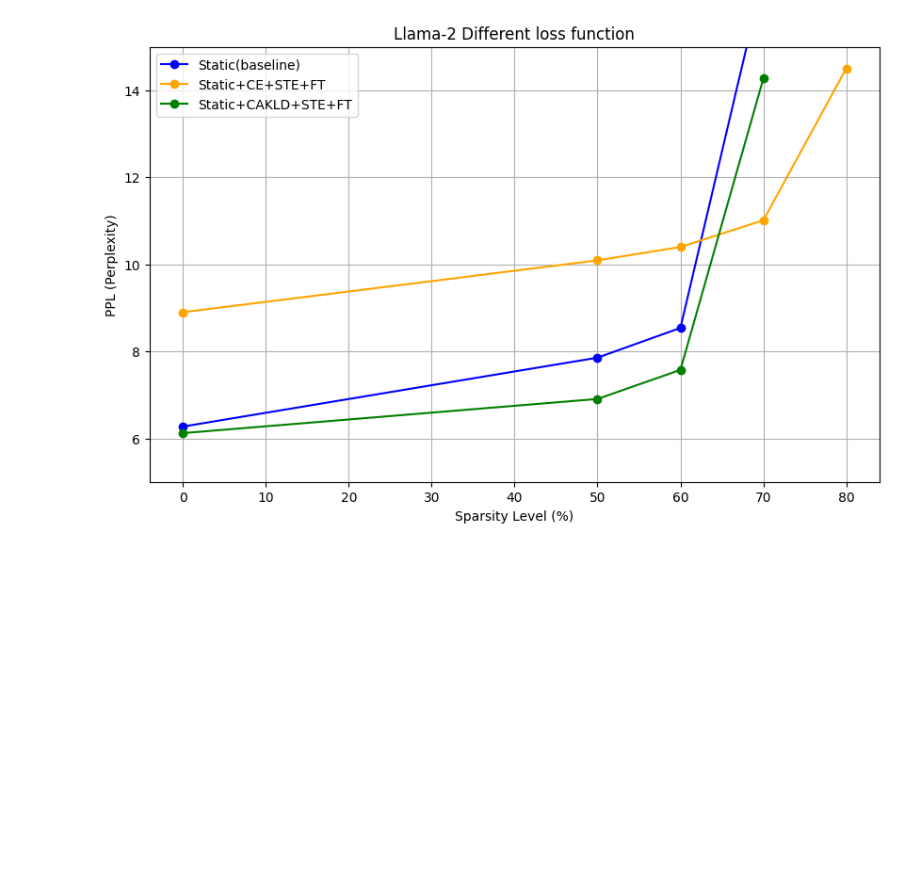
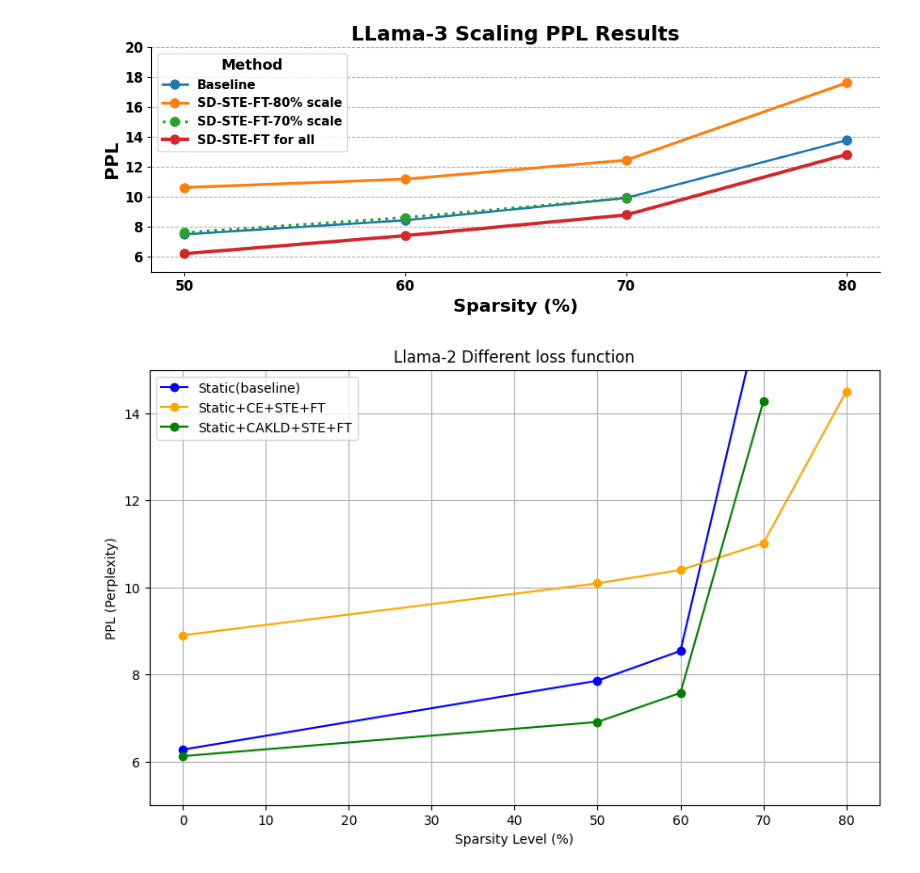
Before and after one commit to wuzw21/spdistiller, a Jupyter notebook: plt/plt.ipynb, the cells around one changed output. Saved outputs shown, nothing was run; the diff lists cells and outputs as text; code cells hidden in the pictures; blank space fills up the shorter version.

```diff
--- a/plt/plt.ipynb
+++ b/plt/plt.ipynb
@@ -54,3 +1,86 @@ plt.show()
+# %%
+
+import matplotlib.pyplot as plt
+import matplotlib.ticker as ticker
+
+# 数据
+sparsity_levels = [50, 60, 70, 80]  # 稀疏度
+ppl_data = {
+    "Baseline": [7.502, 8.439, 9.933, 13.792],
+    "SD-STE-FT-80% scale": [10.634, 11.190, 12.456, 17.625],
+    "SD-STE-FT-70% scale": [7.614, 8.624, 9.922, None],
+    "SD-STE-FT for all": [6.211, 7.416, 8.798, 12.840]
+}
+
+# 定义颜色和线型
+colors = {
+    "Baseline": "#1f77b4",  # 蓝色
+    "SD-STE-FT-80% scale": "#ff7f0e",  # 橙色
+    "SD-STE-FT-70% scale": "#2ca02c",  # 绿色
+    "SD-STE-FT for all": "#d62728"  # 红色
+}
+linestyles = {
+    "Baseline": 'solid',
+    "SD-STE-FT-80% scale": 'solid',
+    "SD-STE-FT-70% scale": 'dotted',
+    "SD-STE-FT for all": 'solid'
+}
+linewidths = {
+    "Baseline": 2,
+    "SD-STE-FT-80% scale": 2.5,
+    "SD-STE-FT-70% scale": 2.5,
+    "SD-STE-FT for all": 3
+}
+
+plt.rcParams.update({
+    'font.size': 14,           # 全局字体大小
+    'axes.labelsize': 16,      # 坐标轴标签字体大小
+    'axes.titlesize': 18,      # 标题字体大小
+    'legend.fontsize': 12,     # 图例字体大小
+    'xtick.labelsize': 12,     # x轴刻度字体大小
+    'ytick.labelsize': 12,     # y轴刻度字体大小
+    'lines.linewidth': 2       # 全局线条粗细
+})
+
+# 创建图形和轴
+fig, ax = plt.subplots(figsize=(10, 4))  # 调整figsize以使图形更扁平
+
+# 绘制每种方法的曲线
+for method, values in ppl_data.items():
+    x = [sparsity_levels[i] for i, v in enumerate(values) if v is not None]
+    y = [v for v in values if v is not None]
+    ax.plot(x, y, marker='o', label=method, color=colors[method],
+            linestyle=linestyles[method], linewidth=linewidths[method], markersize=8)
+
+# 设置标题和标签
+ax.set_title("LLama-3 Scaling PPL Results", fontsize=18, fontweight='bold')
+ax.set_xlabel("Sparsity (%)", fontsize=16)
+ax.set_ylabel("PPL", fontsize=16)
+
+# 设置y轴范围
+ax.set_ylim(5, 20)
+
+# 设置网格线
+ax.grid(axis='y', linestyle='--', color='gray', alpha=0.7)
+
+# 去除顶部和右侧边框
+ax.spines['top'].set_visible(False)
+ax.spines['right'].set_visible(False)
+
+# 设置刻度
+ax.xaxis.set_major_locator(ticker.MultipleLocator(10))
+ax.yaxis.set_major_locator(ticker.MultipleLocator(2))
+ax.tick_params(axis='both', which='major', labelsize=12)
+
+# 添加图例
+ax.legend(title="Method", title_fontsize='13', fontsize='11')
+
+# 调整布局并保存图像
+plt.tight_layout()
+plt.savefig('LLama-3_Sparsity_vs_PPL.pdf', dpi=600)
+plt.show()
+# %% [output]
+[figure, added]
 # %%
 ppl_data = {
     "Static(baseline)": [6.2704, 7.8552, 8.5394, 16.632, 2620.6383],
```
Also changed, not shown: parts of 1 cell of this notebook, 40 other files.
